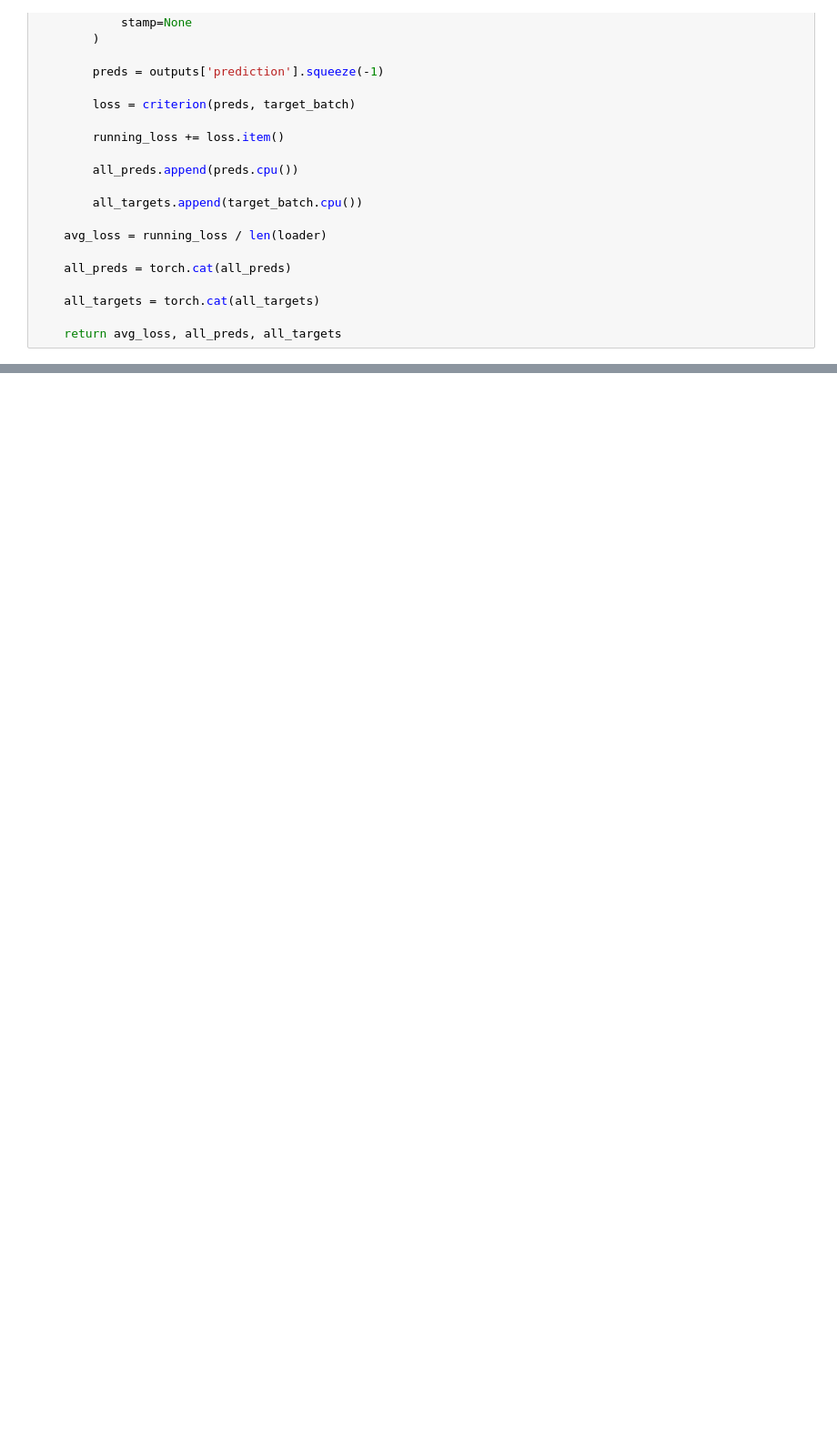
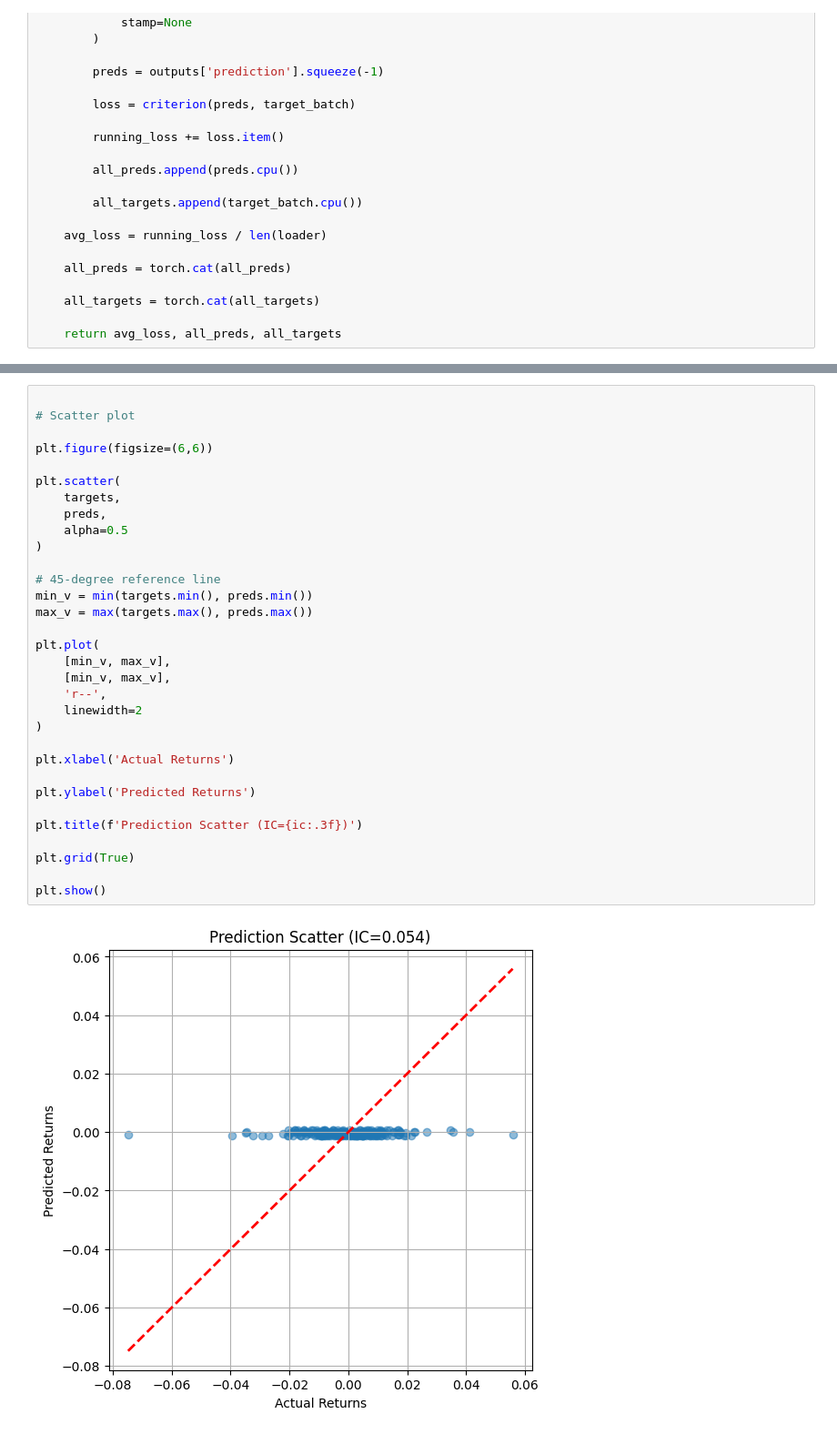
Before and after one commit to adityab-tech/PRISMx, a Jupyter notebook: notebooks/03_Market_Conditioned_Gating.ipynb, the cells around one changed output, grey strips where cells are left out. Shown at 91% size. Cells and saved outputs as stored; diff of their text form; blank space fills up the shorter version.

```diff
--- a/notebooks/03_Market_Conditioned_Gating.ipynb
+++ b/notebooks/03_Market_Conditioned_Gating.ipynb
@@ -1091,0 +1099,34 @@ RuntimeError: mat1 and mat2 shapes cannot be multiplied (1152x5 and 6x256)
+# %%
+
+# Scatter plot
+
+plt.figure(figsize=(6,6))
+
+plt.scatter(
+    targets,
+    preds,
+    alpha=0.5
+)
+
+# 45-degree reference line
+min_v = min(targets.min(), preds.min())
+max_v = max(targets.max(), preds.max())
+
+plt.plot(
+    [min_v, max_v],
+    [min_v, max_v],
+    'r--',
+    linewidth=2
+)
+
+plt.xlabel('Actual Returns')
+
+plt.ylabel('Predicted Returns')
+
+plt.title(f'Prediction Scatter (IC={ic:.3f})')
+
+plt.grid(True)
+
+plt.show()
+# %% [output]
+[figure, added]
```
Also changed, not shown: parts of 25 cells of this notebook.
